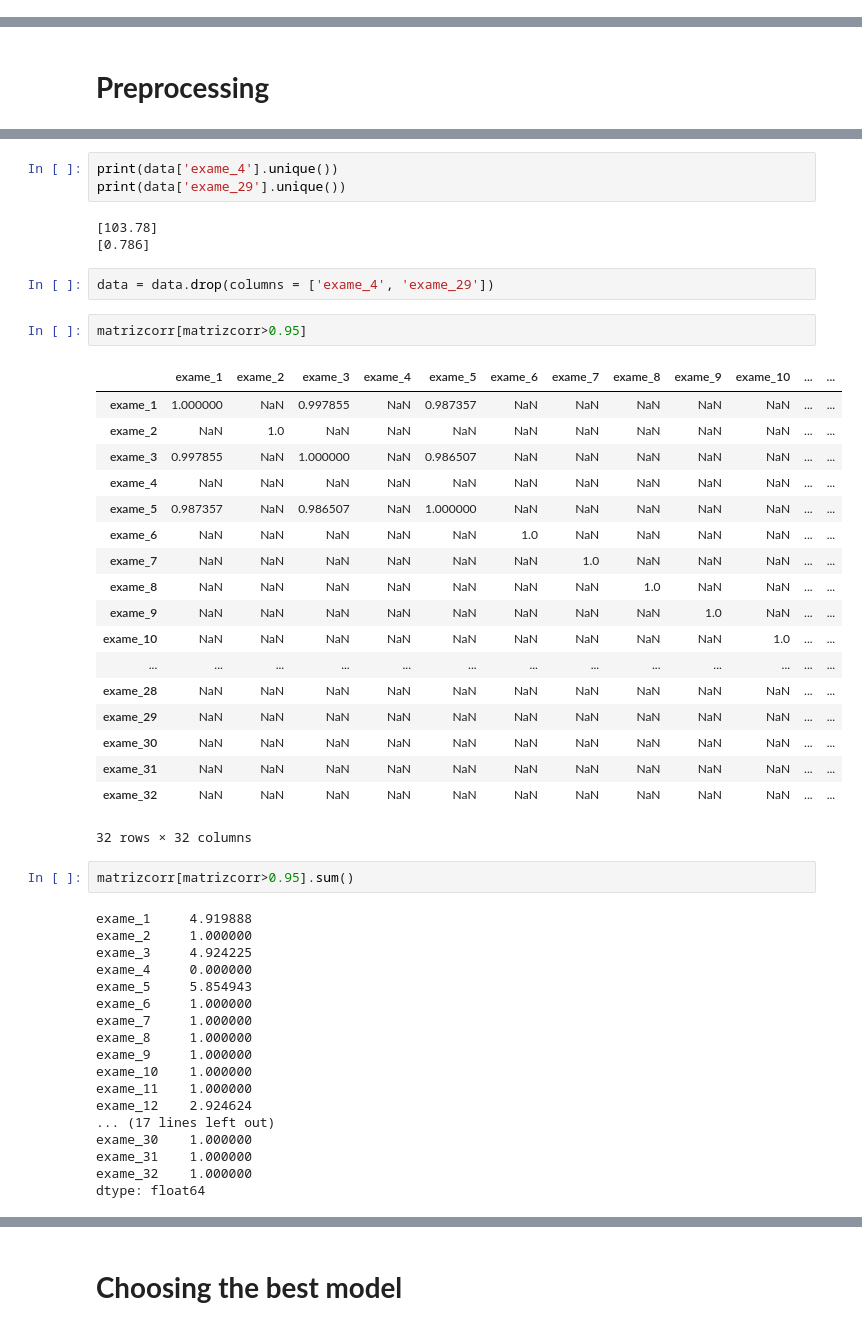
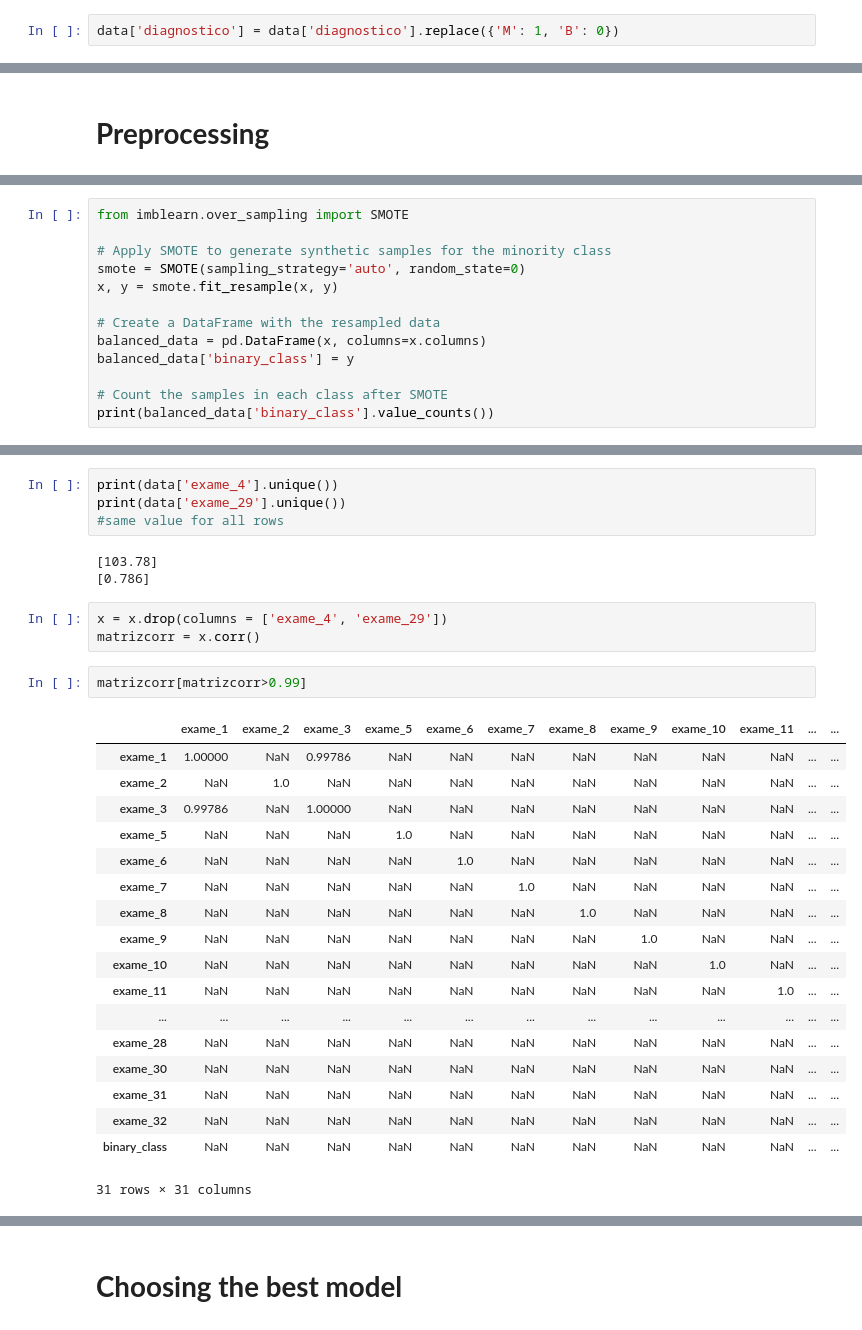
Before and after one commit to FKENZOLS/classification_disease_project, a Jupyter notebook: classification_project_disease.ipynb, the cells around one changed output, grey strips where cells are left out. Cells and saved outputs as stored; diff of their text form.

```diff
--- a/classification_project_disease.ipynb
+++ b/classification_project_disease.ipynb
@@ -51,3 +73,5 @@ data = data.drop(columns = ['exame_33', 'id'])
+# %%
+data['diagnostico'] = data['diagnostico'].replace({'M': 1, 'B': 0})
 # %%
 data.head()
 # %% [output]
@@ -64,0 +114,13 @@ Verificando a correlação das variáveis e reduzindo as dimensões.
+# %%
+from imblearn.over_sampling import SMOTE
+
+# Apply SMOTE to generate synthetic samples for the minority class
+smote = SMOTE(sampling_strategy='auto', random_state=0)
+x, y = smote.fit_resample(x, y)
+
+# Create a DataFrame with the resampled data
+balanced_data = pd.DataFrame(x, columns=x.columns)
+balanced_data['binary_class'] = y
+
+# Count the samples in each class after SMOTE
+print(balanced_data['binary_class'].value_counts())
@@ -72,49 +153,31 @@ sns.heatmap(matrizcorr, annot = True, fmt = ".1f")
 # %%
 print(data['exame_4'].unique())
 print(data['exame_29'].unique())
+#same value for all rows
 # %% [output]
 [103.78]
 [0.786]
 # %%
-data = data.drop(columns = ['exame_4', 'exame_29'])
+x = x.drop(columns = ['exame_4', 'exame_29'])
+matrizcorr = x.corr()
 # %%
-matrizcorr[matrizcorr>0.95]
+matrizcorr[matrizcorr>0.99]
 # %% [output]
-|  | exame_1 | exame_2 | exame_3 | exame_4 | exame_5 | exame_6 | exame_7 | exame_8 | exame_9 | exame_10 | ... | ... |
-| exame_1 | 1.000000 | NaN | 0.997855 | NaN | 0.987357 | NaN | NaN | NaN | NaN | NaN | ... | ... |
+|  | exame_1 | exame_2 | exame_3 | exame_5 | exame_6 | exame_7 | exame_8 | exame_9 | exame_10 | exame_11 | ... | ... |
+| exame_1 | 1.00000 | NaN | 0.99786 | NaN | NaN | NaN | NaN | NaN | NaN | NaN | ... | ... |
 | exame_2 | NaN | 1.0 | NaN | NaN | NaN | NaN | NaN | NaN | NaN | NaN | ... | ... |
-| exame_3 | 0.997855 | NaN | 1.000000 | NaN | 0.986507 | NaN | NaN | NaN | NaN | NaN | ... | ... |
-| exame_4 | NaN | NaN | NaN | NaN | NaN | NaN | NaN | NaN | NaN | NaN | ... | ... |
-| exame_5 | 0.987357 | NaN | 0.986507 | NaN | 1.000000 | NaN | NaN | NaN | NaN | NaN | ... | ... |
-| exame_6 | NaN | NaN | NaN | NaN | NaN | 1.0 | NaN | NaN | NaN | NaN | ... | ... |
-| exame_7 | NaN | NaN | NaN | NaN | NaN | NaN | 1.0 | NaN | NaN | NaN | ... | ... |
-| exame_8 | NaN | NaN | NaN | NaN | NaN | NaN | NaN | 1.0 | NaN | NaN | ... | ... |
-| exame_9 | NaN | NaN | NaN | NaN | NaN | NaN | NaN | NaN | 1.0 | NaN | ... | ... |
-| exame_10 | NaN | NaN | NaN | NaN | NaN | NaN | NaN | NaN | NaN | 1.0 | ... | ... |
+| exame_3 | 0.99786 | NaN | 1.00000 | NaN | NaN | NaN | NaN | NaN | NaN | NaN | ... | ... |
+| exame_5 | NaN | NaN | NaN | 1.0 | NaN | NaN | NaN | NaN | NaN | NaN | ... | ... |
+| exame_6 | NaN | NaN | NaN | NaN | 1.0 | NaN | NaN | NaN | NaN | NaN | ... | ... |
+| exame_7 | NaN | NaN | NaN | NaN | NaN | 1.0 | NaN | NaN | NaN | NaN | ... | ... |
+| exame_8 | NaN | NaN | NaN | NaN | NaN | NaN | 1.0 | NaN | NaN | NaN | ... | ... |
+| exame_9 | NaN | NaN | NaN | NaN | NaN | NaN | NaN | 1.0 | NaN | NaN | ... | ... |
+| exame_10 | NaN | NaN | NaN | NaN | NaN | NaN | NaN | NaN | 1.0 | NaN | ... | ... |
+| exame_11 | NaN | NaN | NaN | NaN | NaN | NaN | NaN | NaN | NaN | 1.0 | ... | ... |
 | ... | ... | ... | ... | ... | ... | ... | ... | ... | ... | ... | ... | ... |
 | exame_28 | NaN | NaN | NaN | NaN | NaN | NaN | NaN | NaN | NaN | NaN | ... | ... |
-| exame_29 | NaN | NaN | NaN | NaN | NaN | NaN | NaN | NaN | NaN | NaN | ... | ... |
 | exame_30 | NaN | NaN | NaN | NaN | NaN | NaN | NaN | NaN | NaN | NaN | ... | ... |
 | exame_31 | NaN | NaN | NaN | NaN | NaN | NaN | NaN | NaN | NaN | NaN | ... | ... |
 | exame_32 | NaN | NaN | NaN | NaN | NaN | NaN | NaN | NaN | NaN | NaN | ... | ... |
+| binary_class | NaN | NaN | NaN | NaN | NaN | NaN | NaN | NaN | NaN | NaN | ... | ... |
-32 rows × 32 columns
+31 rows × 31 columns
-# %%
-matrizcorr[matrizcorr>0.95].sum()
-# %% [output]
-exame_1     4.919888
-exame_2     1.000000
-exame_3     4.924225
-exame_4     0.000000
-exame_5     5.854943
-exame_6     1.000000
-exame_7     1.000000
-exame_8     1.000000
-exame_9     1.000000
-exame_10    1.000000
-exame_11    1.000000
-exame_12    2.924624
-... (17 lines left out)
-exame_30    1.000000
-exame_31    1.000000
-exame_32    1.000000
-dtype: float64
```
Also changed, not shown: parts of 35 cells of this notebook.
